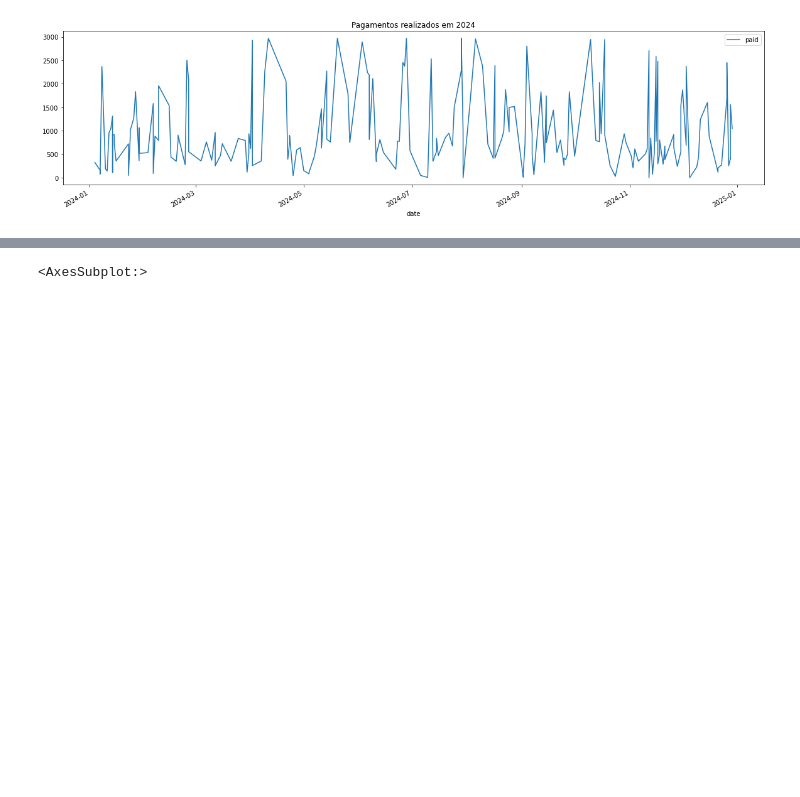
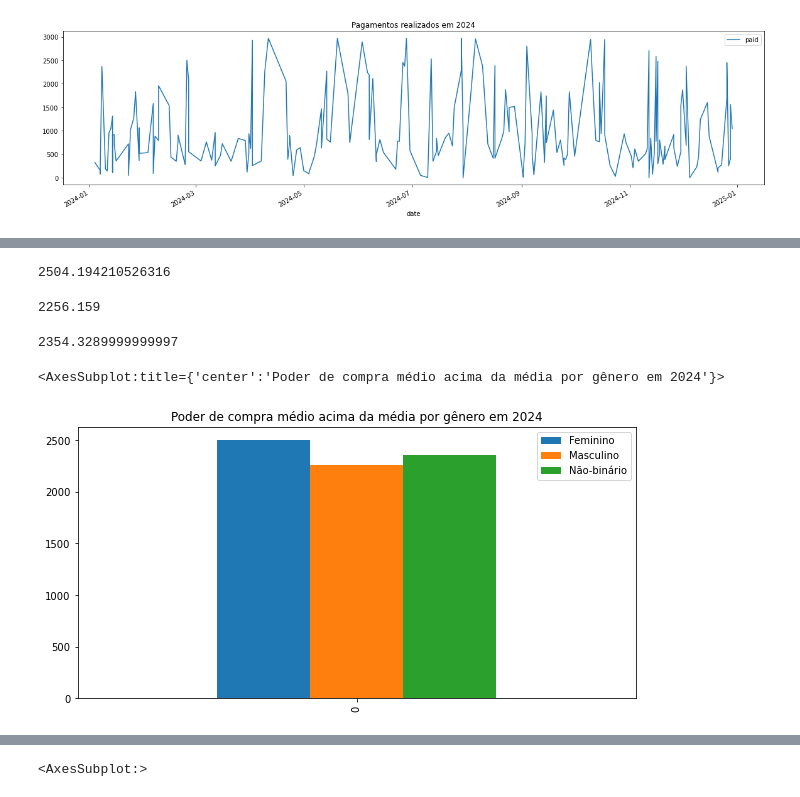
Before and after one commit to VicourtBitt/pandas_python, a Jupyter notebook: TIC_TRILHAS/aritmetica/aritmetica.ipynb, the cells around one changed output, grey strips where cells are left out. Drawn from its saved outputs; the diff is of its cells as text; code cells hidden in the pictures; blank space fills up the shorter version.

Commit message:
add: Avaliacao Geral Compras

```diff
--- a/TIC_TRILHAS/aritmetica/aritmetica.ipynb
+++ b/TIC_TRILHAS/aritmetica/aritmetica.ipynb
@@ -86,0 +95,52 @@ InvalidIndexError: (slice(0, -1, 1), slice(0, 3, 1))
+# %%
+woman2024 = df2024.loc[
+    (df2024['gender'] == 'Feminino')
+]
+
+offWoman2024 = woman2024.loc[
+    woman2024['paid'] > mean2024 + std2024
+]
+
+meanWoman2024 = offWoman2024['paid'].mean()
+meanWoman2024
+# %% [output]
+2504.194210526316
+# %%
+man2024 = df2024.loc[
+    (df2024['gender'] == 'Masculino')
+]
+
+offMan2024 = man2024.loc[
+    man2024['paid'] > mean2024 + std2024
+]
+
+meanMan2024 = offMan2024['paid'].mean()
+meanMan2024
+# %% [output]
+2256.159
+# %%
+nb2024 = df2024.loc[
+    (df2024['gender'] == 'Não-binário')
+]
+
+offNb2024 = nb2024.loc[
+    nb2024['paid'] > mean2024 + std2024
+]
+
+meanNb2024 = offNb2024['paid'].mean()
+meanNb2024
+# %% [output]
+2354.3289999999997
+# %%
+mean2024All = pd.DataFrame({
+    'Feminino': meanWoman2024,
+    'Masculino': meanMan2024,
+    'Não-binário': meanNb2024
+}, index=[0])
+
+mean2024All.plot(kind='bar', title='Poder de compra médio acima da média por gênero em 2024', figsize=(10, 5))
+# Com base nesses dados, podemos sugerir que as mulheres tiveram um poder de compra maior em 2024
+# Deixando o público 'Não-binário' em segundo lugar e o público 'Masculino' em terceiro
+# %% [output]
+<AxesSubplot:title={'center':'Poder de compra médio acima da média por gênero em 2024'}>
+[figure, added]
```
Also changed, not shown: parts of 6 cells of this notebook.
